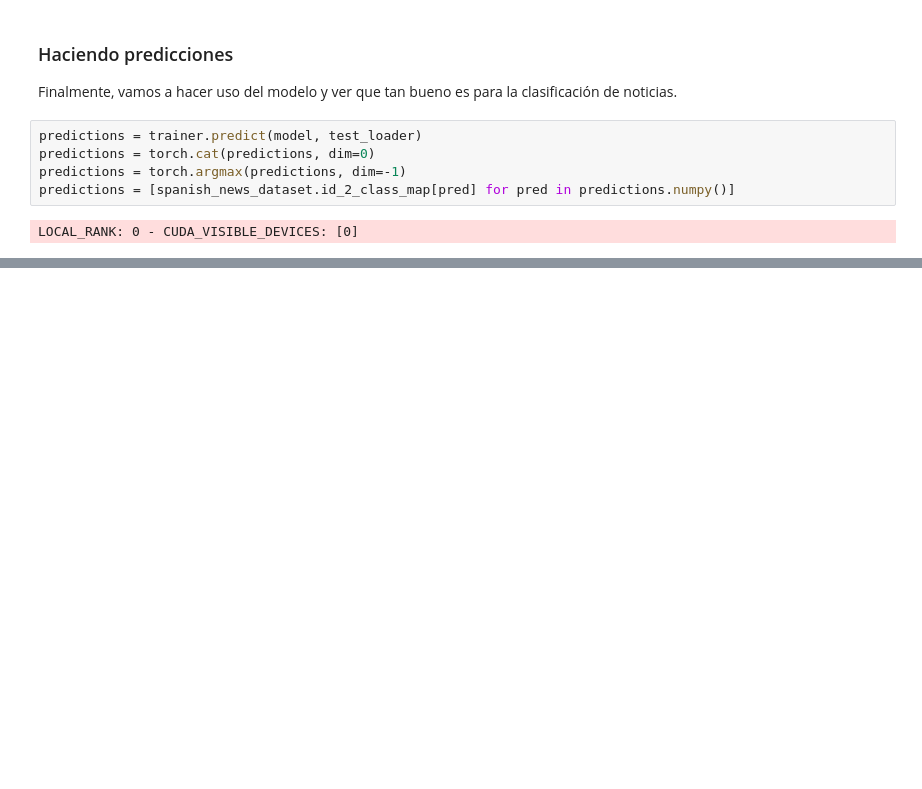
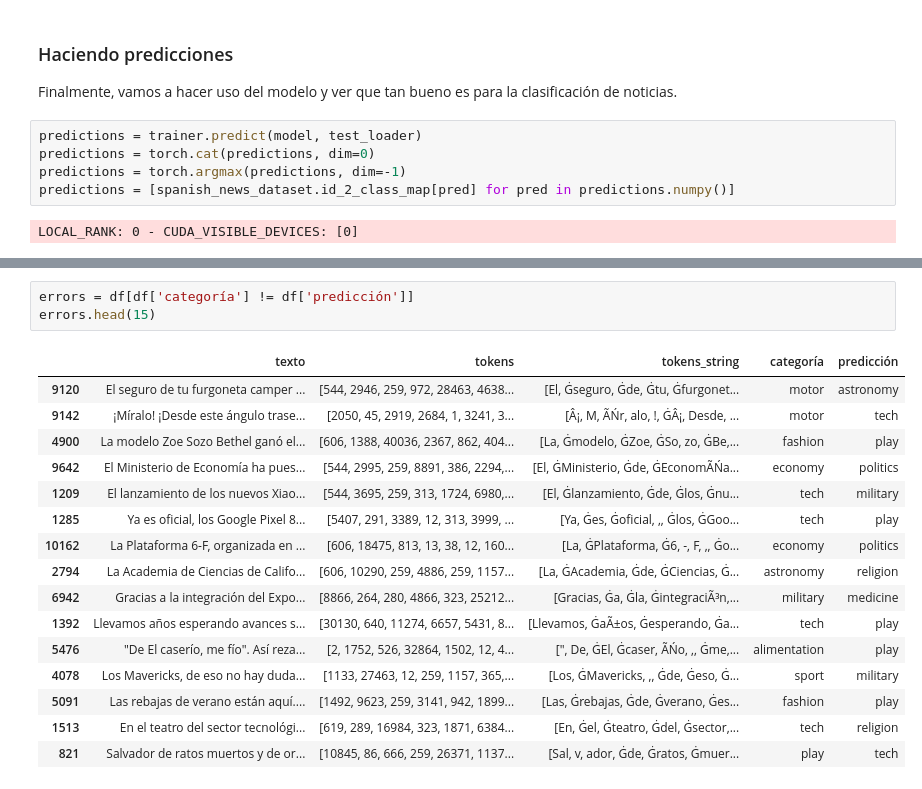
Before and after one commit to Ohtar10/icesi-advanced-dl, a Jupyter notebook: Unidad 3 - Transformers/transformers-from-scratch.ipynb, the cells around one changed output, grey strips where cells are left out. Saved outputs shown, nothing was run; the diff lists cells and outputs as text; blank space fills up the shorter version.

```diff
--- a/Unidad 3 - Transformers/transformers-from-scratch.ipynb
+++ b/Unidad 3 - Transformers/transformers-from-scratch.ipynb
@@ -650,3 +652,23 @@ df.head(15)
+# %%
+errors = df[df['categoría'] != df['predicción']]
+errors.head(15)
+# %% [output]
+|  | texto | tokens | tokens_string | categoría | predicción |
+| 9120 | El seguro de tu furgoneta camper ... | [544, 2946, 259, 972, 28463, 4638... | [El, Ġseguro, Ġde, Ġtu, Ġfurgonet... | motor | astronomy |
+| 9142 | ¡Míralo! ¡Desde este ángulo trase... | [2050, 45, 2919, 2684, 1, 3241, 3... | [Â¡, M, ÃŃr, alo, !, ĠÂ¡, Desde, ... | motor | tech |
+| 4900 | La modelo Zoe Sozo Bethel ganó el... | [606, 1388, 40036, 2367, 862, 404... | [La, Ġmodelo, ĠZoe, ĠSo, zo, ĠBe,... | fashion | play |
+| 9642 | El Ministerio de Economía ha pues... | [544, 2995, 259, 8891, 386, 2294,... | [El, ĠMinisterio, Ġde, ĠEconomÃŃa... | economy | politics |
+| 1209 | El lanzamiento de los nuevos Xiao... | [544, 3695, 259, 313, 1724, 6980,... | [El, Ġlanzamiento, Ġde, Ġlos, Ġnu... | tech | military |
+| 1285 | Ya es oficial, los Google Pixel 8... | [5407, 291, 3389, 12, 313, 3999, ... | [Ya, Ġes, Ġoficial, ,, Ġlos, ĠGoo... | tech | play |
+| 10162 | La Plataforma 6-F, organizada en ... | [606, 18475, 813, 13, 38, 12, 160... | [La, ĠPlataforma, Ġ6, -, F, ,, Ġo... | economy | politics |
+| 2794 | La Academia de Ciencias de Califo... | [606, 10290, 259, 4886, 259, 1157... | [La, ĠAcademia, Ġde, ĠCiencias, Ġ... | astronomy | religion |
+| 6942 | Gracias a la integración del Expo... | [8866, 264, 280, 4866, 323, 25212... | [Gracias, Ġa, Ġla, ĠintegraciÃ³n,... | military | medicine |
+| 1392 | Llevamos años esperando avances s... | [30130, 640, 11274, 6657, 5431, 8... | [Llevamos, ĠaÃ±os, Ġesperando, Ġa... | tech | play |
+| 5476 | "De El caserío, me fío". Así reza... | [2, 1752, 526, 32864, 1502, 12, 4... | [", De, ĠEl, Ġcaser, ÃŃo, ,, Ġme,... | alimentation | play |
+| 4078 | Los Mavericks, de eso no hay duda... | [1133, 27463, 12, 259, 1157, 365,... | [Los, ĠMavericks, ,, Ġde, Ġeso, Ġ... | sport | military |
+| 5091 | Las rebajas de verano están aquí.... | [1492, 9623, 259, 3141, 942, 1899... | [Las, Ġrebajas, Ġde, Ġverano, Ġes... | fashion | play |
+| 1513 | En el teatro del sector tecnológi... | [619, 289, 16984, 323, 1871, 6384... | [En, Ġel, Ġteatro, Ġdel, Ġsector,... | tech | religion |
+| 821 | Salvador de ratos muertos y de or... | [10845, 86, 666, 259, 26371, 1137... | [Sal, v, ador, Ġde, Ġratos, Ġmuer... | play | tech |
 # %% [markdown]
 ## Conclusiones
 - Vemos que el modelo alcanza una tasa de correctitud alta lo cual nos indica que el modelo está cumpliendo bien su trabajo.
```
Also changed, not shown: parts of 6 cells of this notebook.
